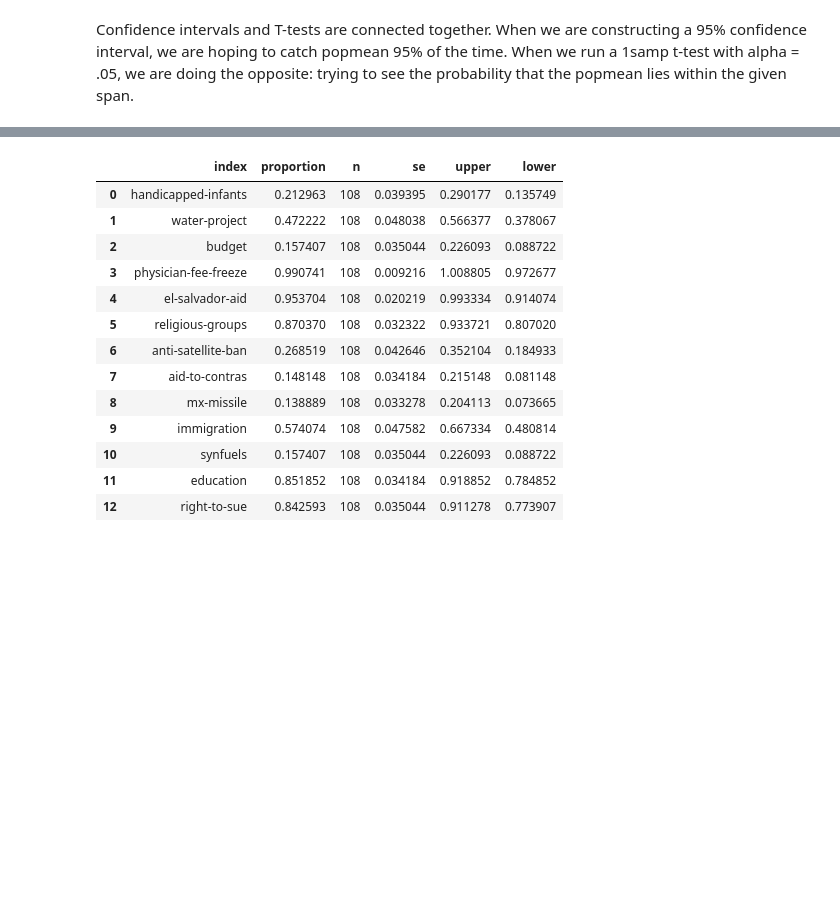
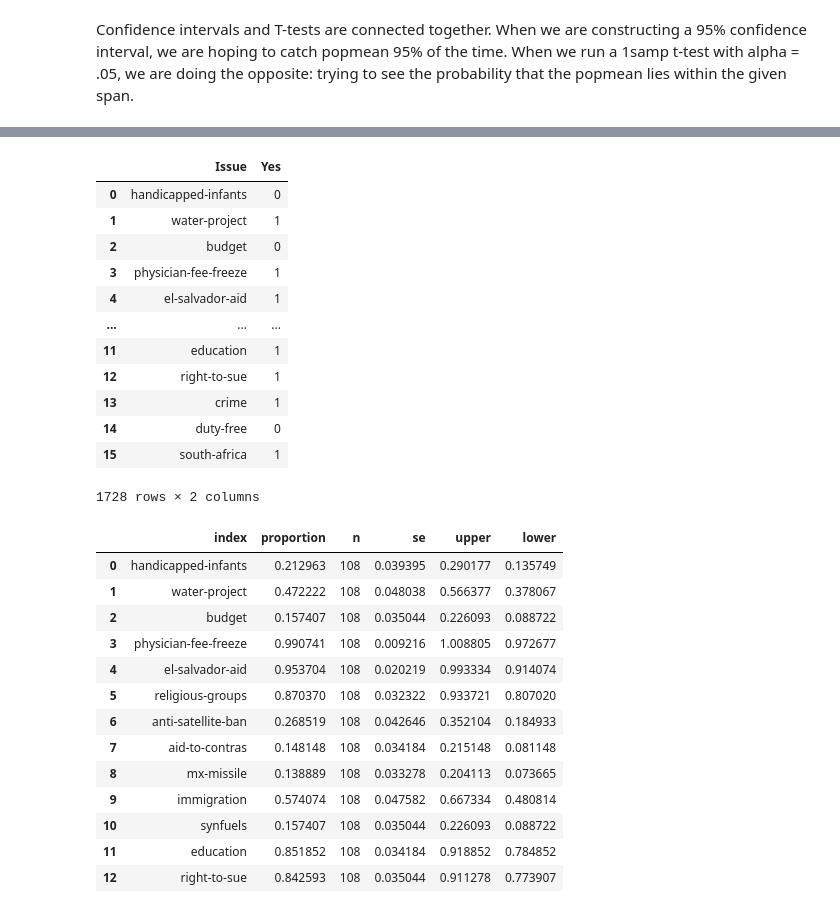
Before and after one commit to KilovoIt/Unit-_1-revised, a Jupyter notebook: Revised_LS_DS_123_Confidence_Intervals_Assignment.ipynb, the cells around one changed output, grey strips where cells are left out. Drawn from its saved outputs; the diff is of its cells as text; code cells hidden in the pictures; blank space fills up the shorter version.

```diff
--- a/Revised_LS_DS_123_Confidence_Intervals_Assignment.ipynb
+++ b/Revised_LS_DS_123_Confidence_Intervals_Assignment.ipynb
@@ -269,3 +307,23 @@ rep
+# %%
+# from google.colab import files
+
+# rep.to_csv('empty.csv')
+# files.download('empty.csv')
+empty
+# %% [output]
+|  | Issue | Yes |
+| 0 | handicapped-infants | 0 |
+| 1 | water-project | 1 |
+| 2 | budget | 0 |
+| 3 | physician-fee-freeze | 1 |
+| 4 | el-salvador-aid | 1 |
+| ... | ... | ... |
+| 11 | education | 1 |
+| 12 | right-to-sue | 1 |
+| 13 | crime | 1 |
+| 14 | duty-free | 0 |
+| 15 | south-africa | 1 |
+1728 rows × 2 columns
 # %%
 
 # constructing a table that will show proportion of  'yes' out of total
```
Also changed, not shown: parts of 8 cells of this notebook.
